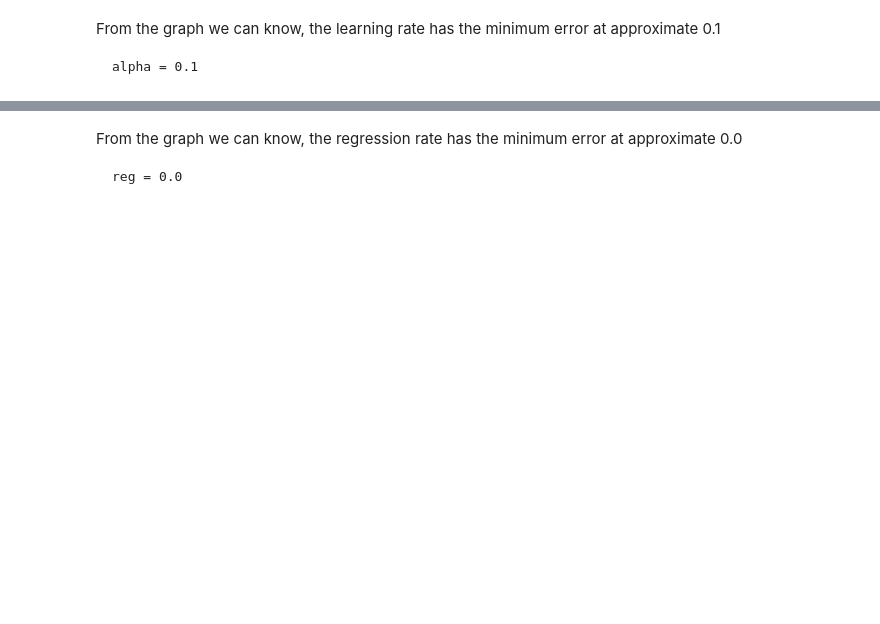
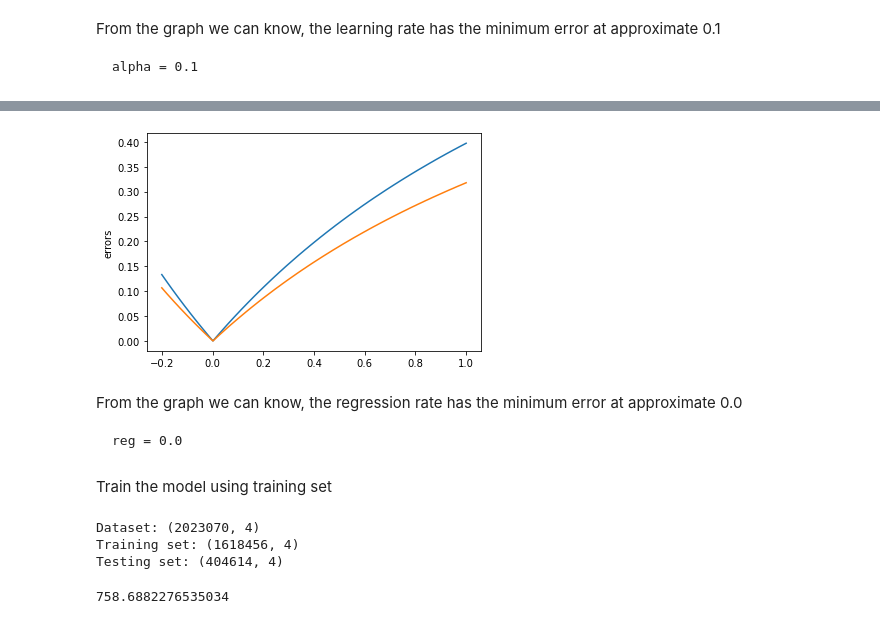
Before and after one commit to Nick-liu666/496_project_code, a Jupyter notebook: model base.ipynb, the cells around one changed output, grey strips where cells are left out. Drawn from its saved outputs; the diff is of its cells as text; code cells hidden in the pictures; blank space fills up the shorter version.

```diff
--- a/model base.ipynb
+++ b/model base.ipynb
@@ -312,4 +326,25 @@ plt.show()
+# %%
+adj_reg(trainset[:10])
+# %% [output]
+[figure, added]
 # %% [markdown]
 From the graph we can know, the regression rate has the minimum error at approximate 0.0
 
     reg = 0.0
+# %% [markdown]
+Train the model using training set
+# %%
+print("Dataset:", dataset.shape)
+print("Training set:", trainset.shape)
+print("Testing set:", testset.shape)
+# %% [output]
+Dataset: (2023070, 4)
+Training set: (1618456, 4)
+Testing set: (404614, 4)
+# %%
+start_time = time.time()
+bcf = BaselineCFBySGD(trainset, 100, 0.1, 0.0, ["UserId", "ProductId", "Rating"])
+elapsed_time = time.time() - start_time
+print(elapsed_time)
+# %% [output]
+758.6882276535034
```
Also changed, not shown: parts of 16 cells of this notebook, 1 other file.
